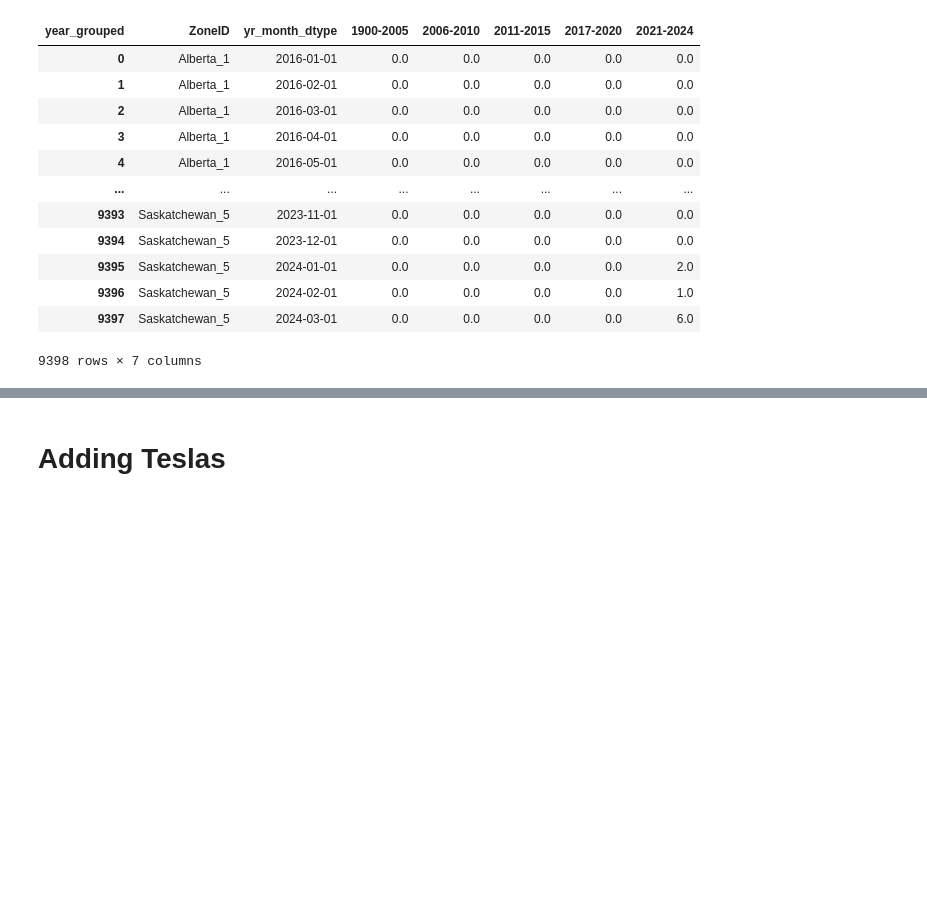
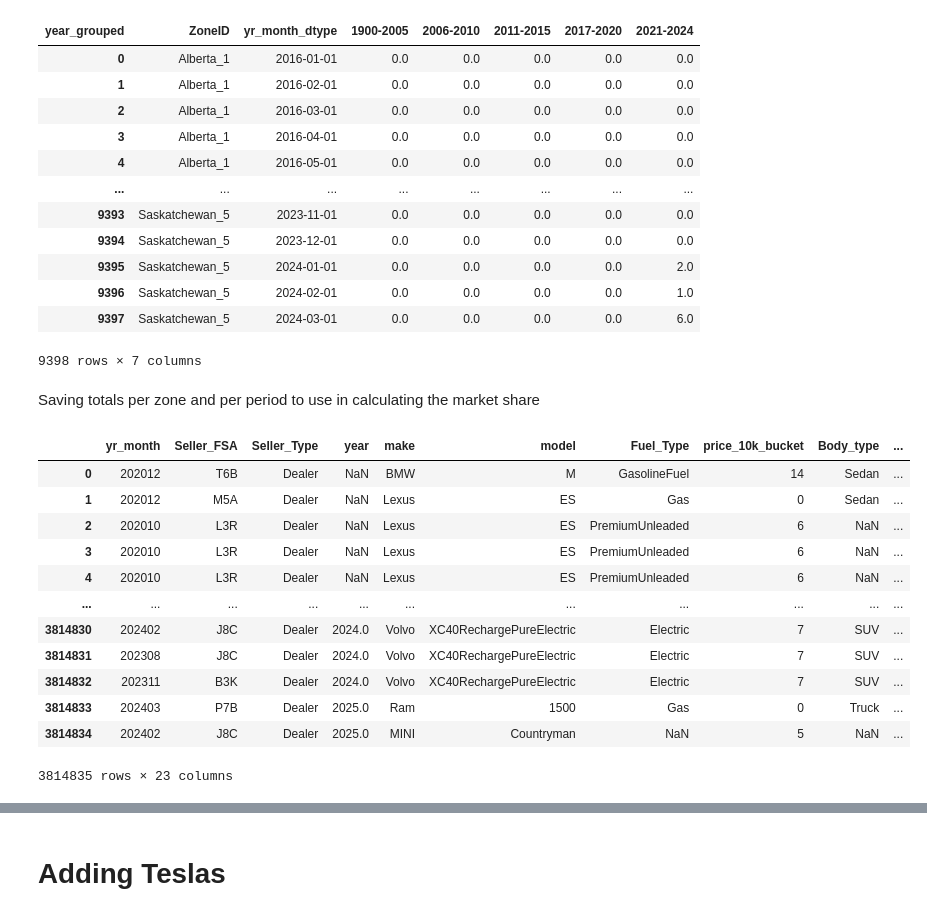
Before and after one commit to AndreMwendwa/AutoTraderCorrect, a Jupyter notebook: Bass_Model_Data_Prep4.ipynb, the cells around one changed output, grey strips where cells are left out. Cells and saved outputs as stored; diff of their text form; code cells hidden in the pictures; blank space fills up the shorter version.

Commit message:
Market share calculation added

```diff
--- a/Bass_Model_Data_Prep4.ipynb
+++ b/Bass_Model_Data_Prep4.ipynb
@@ -472,3 +488,22 @@ bass_input
 | 9396 | Saskatchewan_5 | 2024-02-01 | 0.0 | 0.0 | 0.0 | 0.0 | 1.0 |
 | 9397 | Saskatchewan_5 | 2024-03-01 | 0.0 | 0.0 | 0.0 | 0.0 | 6.0 |
 9398 rows × 7 columns
+# %% [markdown]
+Saving totals per zone and per period to use in calculating the market share
+# %%
+df_new_zones = df_new.merge(all_zones_df, left_on='Seller_FSA', right_on='CFSAUID', how='left', validate='many_to_many')
+df_new_zones
+# %% [output]
+|  | yr_month | Seller_FSA | Seller_Type | year | make | model | Fuel_Type | price_10k_bucket | Body_type | ... |
+| 0 | 202012 | T6B | Dealer | NaN | BMW | M | GasolineFuel | 14 | Sedan | ... |
+| 1 | 202012 | M5A | Dealer | NaN | Lexus | ES | Gas | 0 | Sedan | ... |
+| 2 | 202010 | L3R | Dealer | NaN | Lexus | ES | PremiumUnleaded | 6 | NaN | ... |
+| 3 | 202010 | L3R | Dealer | NaN | Lexus | ES | PremiumUnleaded | 6 | NaN | ... |
+| 4 | 202010 | L3R | Dealer | NaN | Lexus | ES | PremiumUnleaded | 6 | NaN | ... |
+| ... | ... | ... | ... | ... | ... | ... | ... | ... | ... | ... |
+| 3814830 | 202402 | J8C | Dealer | 2024.0 | Volvo | XC40RechargePureElectric | Electric | 7 | SUV | ... |
+| 3814831 | 202308 | J8C | Dealer | 2024.0 | Volvo | XC40RechargePureElectric | Electric | 7 | SUV | ... |
+| 3814832 | 202311 | B3K | Dealer | 2024.0 | Volvo | XC40RechargePureElectric | Electric | 7 | SUV | ... |
+| 3814833 | 202403 | P7B | Dealer | 2025.0 | Ram | 1500 | Gas | 0 | Truck | ... |
+| 3814834 | 202402 | J8C | Dealer | 2025.0 | MINI | Countryman | NaN | 5 | NaN | ... |
+3814835 rows × 23 columns
```
Also changed, not shown: parts of 11 cells of this notebook.
